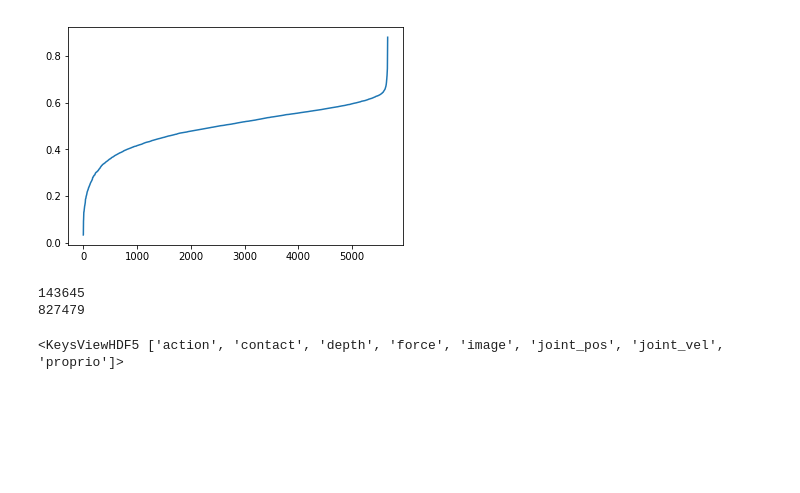
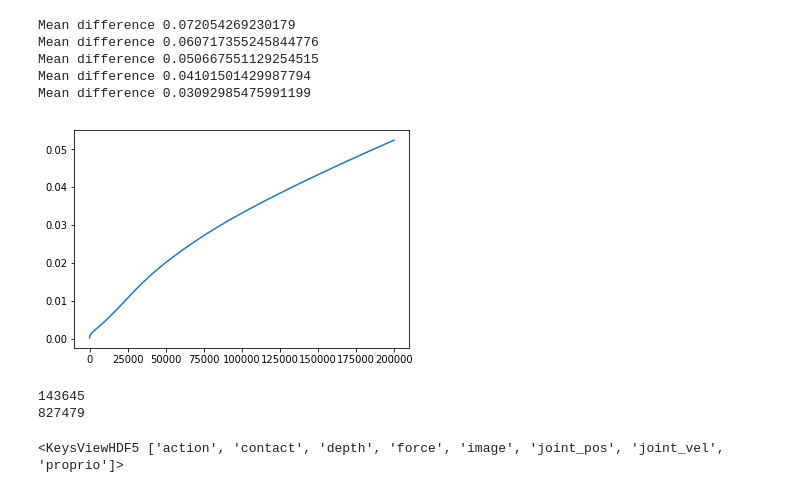
Before and after one commit to zachares/sensorimotor_search, a Jupyter notebook: supervised_learning/visualization.ipynb, the cells around one changed output. Saved outputs shown, nothing was run; the diff lists cells and outputs as text; code cells hidden in the pictures; blank space fills up the shorter version.

```diff
--- a/supervised_learning/visualization.ipynb
+++ b/supervised_learning/visualization.ipynb
@@ -7,33 +7,49 @@ f = h5py.File("/juno/group/muj_senssearch_dataset/multimodal_op_space_0017.h5",
 # %%
 contact_sum = 0
 total_points = 0
 dist_list = []
 for i in range(1,5666):
     if i == 1883 or i == 3773:
         continue
     filename = "/juno/group/muj_senssearch_dataset/multimodal_op_space_" + str(i).zfill(4) + ".h5"
     f = h5py.File(filename, 'r', swmr=True, libver = 'latest')
     contact_sum += np.array(f['contact']).sum()
     total_points += np.array(f['contact']).shape[0]
     proprio = np.array(f['proprio'])[:,0:3]
-    proprio_diff = proprio[1:] - proprio[:-1]
-    dist_list.append(np.linalg.norm(proprio_diff, axis = 1).sum())
+    proprio_diff = list(np.linalg.norm(proprio[1:] - proprio[:-1], axis = 1) / np.linalg.norm(proprio[1:], axis = 1))
+    dist_list += proprio_diff
 
-    if np.linalg.norm(proprio_diff, axis = 1).sum() < 0.01:
-        print(filename)
+#     if np.linalg.norm(proprio_diff, axis = 1).sum() < 0.01:
+#         print(filename)
 
     f.close()
 
+
 dist_list.sort()
+dist_list = dist_list[:600000]
+print("Mean difference", sum(dist_list) / len(dist_list))
+dist_list = dist_list[:500000]
+print("Mean difference", sum(dist_list) / len(dist_list))
+dist_list = dist_list[:400000]
+print("Mean difference", sum(dist_list) / len(dist_list))
+dist_list = dist_list[:300000]
+print("Mean difference", sum(dist_list) / len(dist_list))
+dist_list = dist_list[:200000]
+print("Mean difference", sum(dist_list) / len(dist_list))
 plt.plot(range(len(dist_list)), dist_list)
 plt.show()
 
 print(contact_sum)
 print(total_points)
 # %% [output]
+Mean difference 0.072054269230179
+Mean difference 0.060717355245844776
+Mean difference 0.050667551129254515
+Mean difference 0.04101501429987794
+Mean difference 0.03092985475991199
-[figure, old version]
+[figure, new version]
-143645
-827479
+143645
+827479
 # %%
 f.keys()
 # %% [output]
```
Also changed, not shown: 11 other files.
